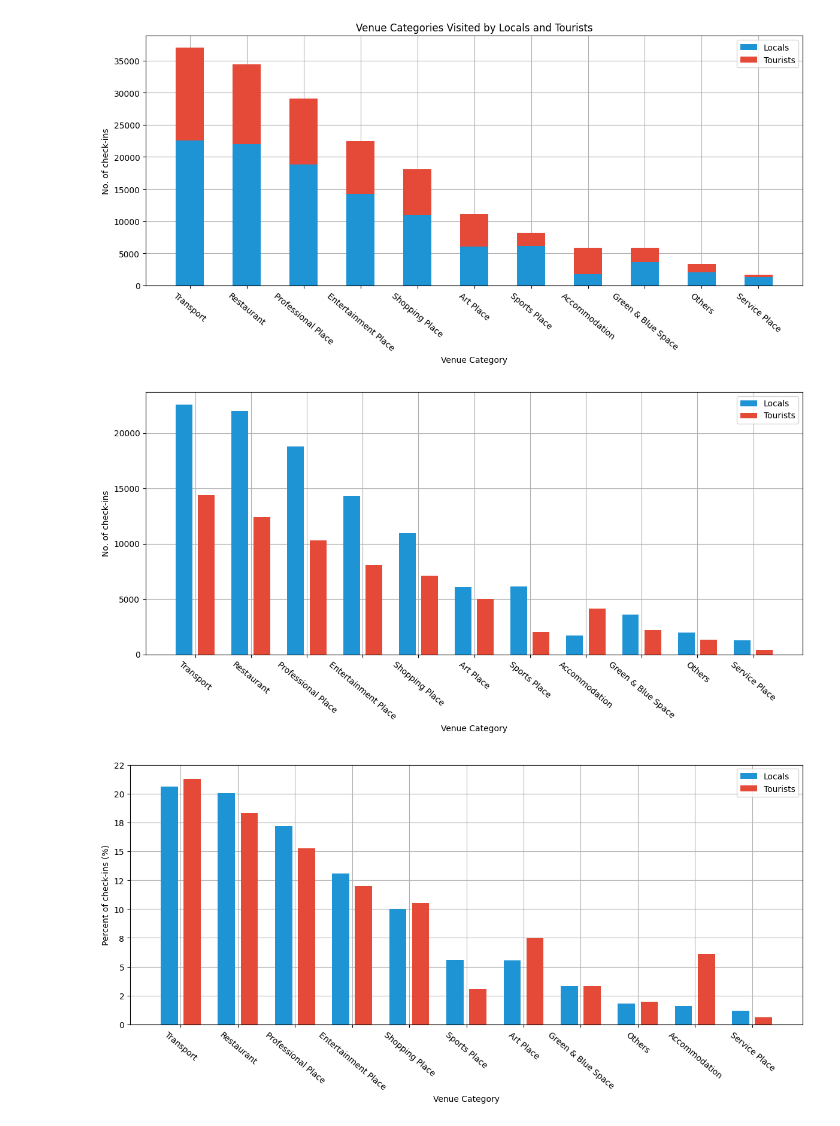
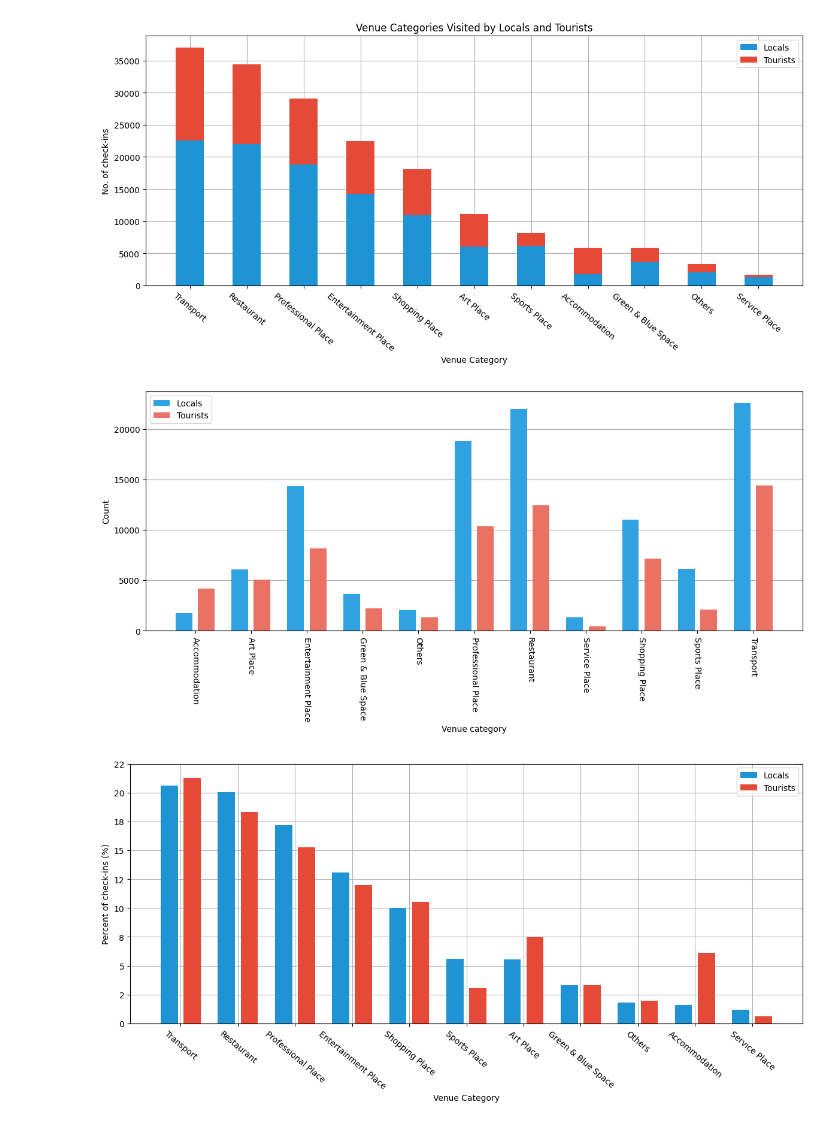
Before and after one commit to leyixu21/Semantic-Trajectory, a Jupyter notebook: clean_foursquare_data.ipynb, the cells around one changed output. Drawn from its saved outputs; the diff is of its cells as text; code cells hidden in the pictures.

```diff
--- a/clean_foursquare_data.ipynb
+++ b/clean_foursquare_data.ipynb
@@ -1967,6 +2024,8 @@ category_count = category_count.merge(gdf_london_cleaned_tourists.value_counts('
 # calculate the percent of each category
 category_count['locals_percent'] = category_count['locals']/sum(category_count['locals'])* 100
 category_count['tourists_percent'] = category_count['tourists']/sum(category_count['tourists']) * 100
+category_count = category_count.sort_index()
+
 category_count
 # %% [output]
 |  | locals | tourists | locals_percent | tourists_percent |
@@ -2023,27 +2082,27 @@ plt.grid(zorder=0)
 # %%
 # plot grouped bar chart of venue categories visited by users
 plt.rcParams["figure.figsize"] = [12, 6]
 plt.rcParams["figure.autolayout"] = True
 
-y_locals_color = '#1f94d4'
-y_tourists_color = '#e44a37'
+y_locals_color = '#30a2e1'
+y_tourists_color = '#ea7264'
 x = np.arange(len(gdf_london_cleaned['new_category'].unique()))
 width = 0.3
 
 plt.bar(x-0.2, category_count['locals'], width, color=y_locals_color, zorder=3)
 plt.bar(x+0.2, category_count['tourists'], width, color=y_tourists_color, zorder=3)
-plt.xlabel("Venue Category")
+plt.xlabel("Venue category")
 plt.xticks(x, list(category_count.index))
-plt.ylabel("No. of check-ins")
-plt.xticks(rotation = -40)
+plt.ylabel("Count")
+plt.xticks(rotation = -90)
 
 plt.legend(['Locals', 'Tourists'])
 # plt.title('Venue Categories Visited by Locals and Tourists')
-plt.grid(zorder=0)
+plt.gca().yaxis.grid(True)
 plt.savefig(path_figures+'foursquare_category.png')
 plt.show()
 # %% [output]
-[figure, old version]
+[figure, new version]
 # %%
 # plot grouped bar chart of venue categories visited by users
 plt.rcParams["figure.figsize"] = [12, 6]
```
Also changed, not shown: parts of 13 cells of this notebook.
